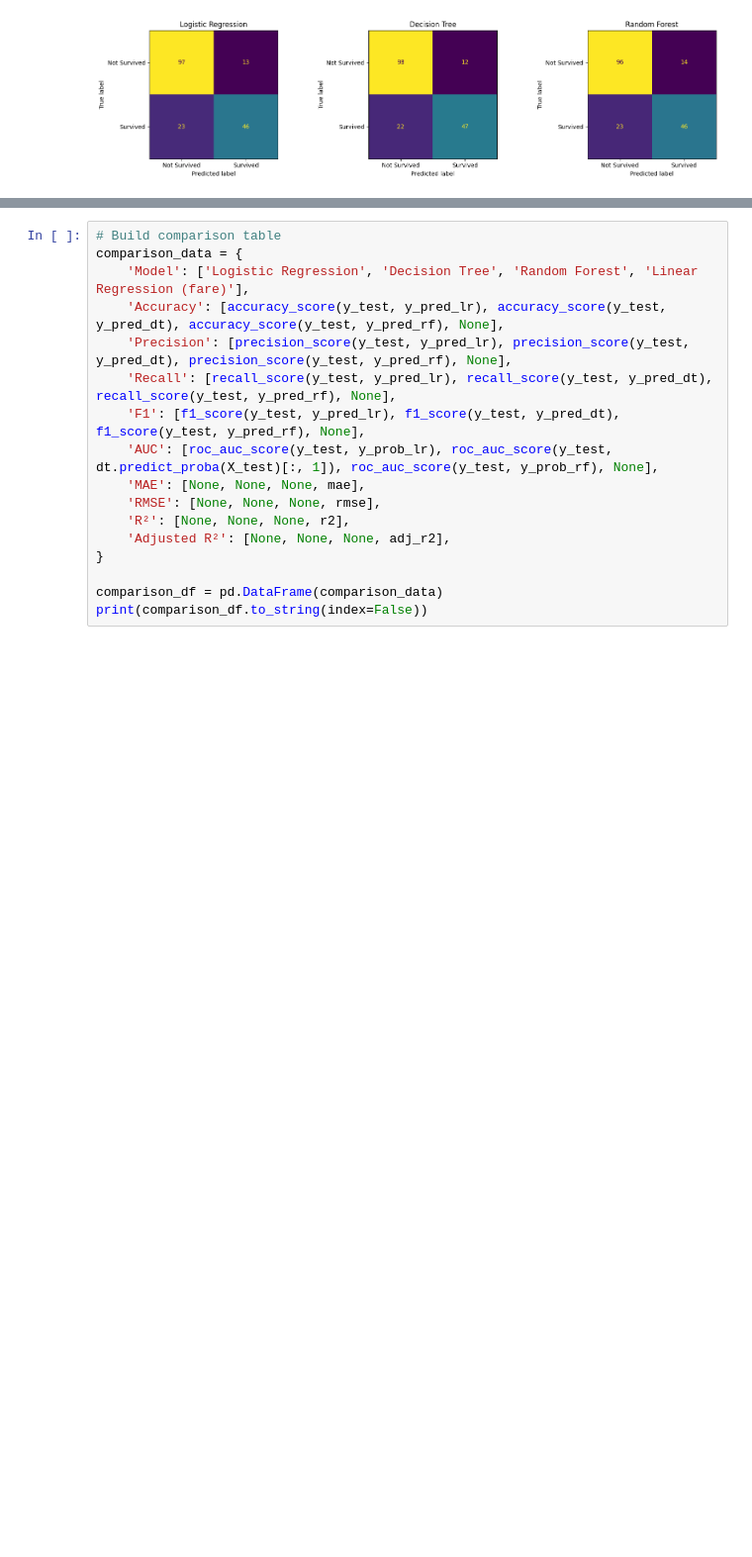
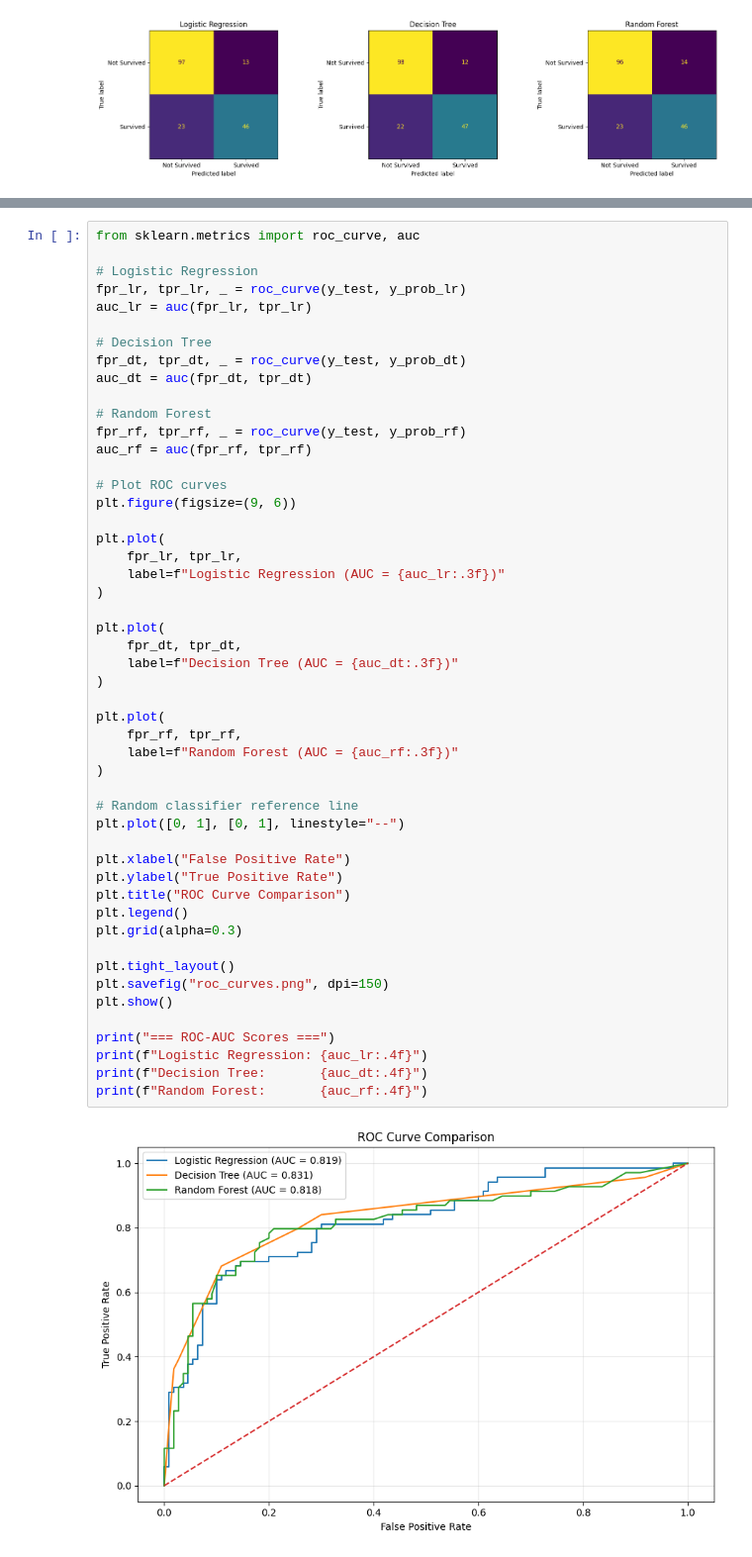
Before and after one commit to Jayanth05XD/Capstone_Project, a Jupyter notebook: analytics/02_modeling.ipynb, the cells around one changed output, grey strips where cells are left out. Shown at 99% size. Drawn from its saved outputs; the diff is of its cells as text; blank space fills up the shorter version.

```diff
--- a/analytics/02_modeling.ipynb
+++ b/analytics/02_modeling.ipynb
@@ -246,17 +445,52 @@ transformed_features = tree_pipeline.named_steps[
 # %%
-# Build comparison table
-comparison_data = {
-    'Model': ['Logistic Regression', 'Decision Tree', 'Random Forest', 'Linear Regression (fare)'],
-    'Accuracy': [accuracy_score(y_test, y_pred_lr), accuracy_score(y_test, y_pred_dt), accuracy_score(y_test, y_pred_rf), None],
-    'Precision': [precision_score(y_test, y_pred_lr), precision_score(y_test, y_pred_dt), precision_score(y_test, y_pred_rf), None],
-    'Recall': [recall_score(y_test, y_pred_lr), recall_score(y_test, y_pred_dt), recall_score(y_test, y_pred_rf), None],
-    'F1': [f1_score(y_test, y_pred_lr), f1_score(y_test, y_pred_dt), f1_score(y_test, y_pred_rf), None],
-    'AUC': [roc_auc_score(y_test, y_prob_lr), roc_auc_score(y_test, dt.predict_proba(X_test)[:, 1]), roc_auc_score(y_test, y_prob_rf), None],
-    'MAE': [None, None, None, mae],
-    'RMSE': [None, None, None, rmse],
-    'R²': [None, None, None, r2],
-    'Adjusted R²': [None, None, None, adj_r2],
-}
+from sklearn.metrics import roc_curve, auc
 
-comparison_df = pd.DataFrame(comparison_data)
-print(comparison_df.to_string(index=False))
+# Logistic Regression
+fpr_lr, tpr_lr, _ = roc_curve(y_test, y_prob_lr)
+auc_lr = auc(fpr_lr, tpr_lr)
+
+# Decision Tree
+fpr_dt, tpr_dt, _ = roc_curve(y_test, y_prob_dt)
+auc_dt = auc(fpr_dt, tpr_dt)
+
+# Random Forest
+fpr_rf, tpr_rf, _ = roc_curve(y_test, y_prob_rf)
+auc_rf = auc(fpr_rf, tpr_rf)
+
+# Plot ROC curves
+plt.figure(figsize=(9, 6))
+
+plt.plot(
+    fpr_lr, tpr_lr,
+    label=f"Logistic Regression (AUC = {auc_lr:.3f})"
+)
+
+plt.plot(
+    fpr_dt, tpr_dt,
+    label=f"Decision Tree (AUC = {auc_dt:.3f})"
+)
+
+plt.plot(
+    fpr_rf, tpr_rf,
+    label=f"Random Forest (AUC = {auc_rf:.3f})"
+)
+
+# Random classifier reference line
+plt.plot([0, 1], [0, 1], linestyle="--")
+
+plt.xlabel("False Positive Rate")
+plt.ylabel("True Positive Rate")
+plt.title("ROC Curve Comparison")
+plt.legend()
+plt.grid(alpha=0.3)
+
+plt.tight_layout()
+plt.savefig("roc_curves.png", dpi=150)
+plt.show()
+
+print("=== ROC-AUC Scores ===")
+print(f"Logistic Regression: {auc_lr:.4f}")
+print(f"Decision Tree:       {auc_dt:.4f}")
+print(f"Random Forest:       {auc_rf:.4f}")
+# %% [output]
+[figure, added]
```
Also changed, not shown: parts of 17 cells of this notebook, 1 other file.
